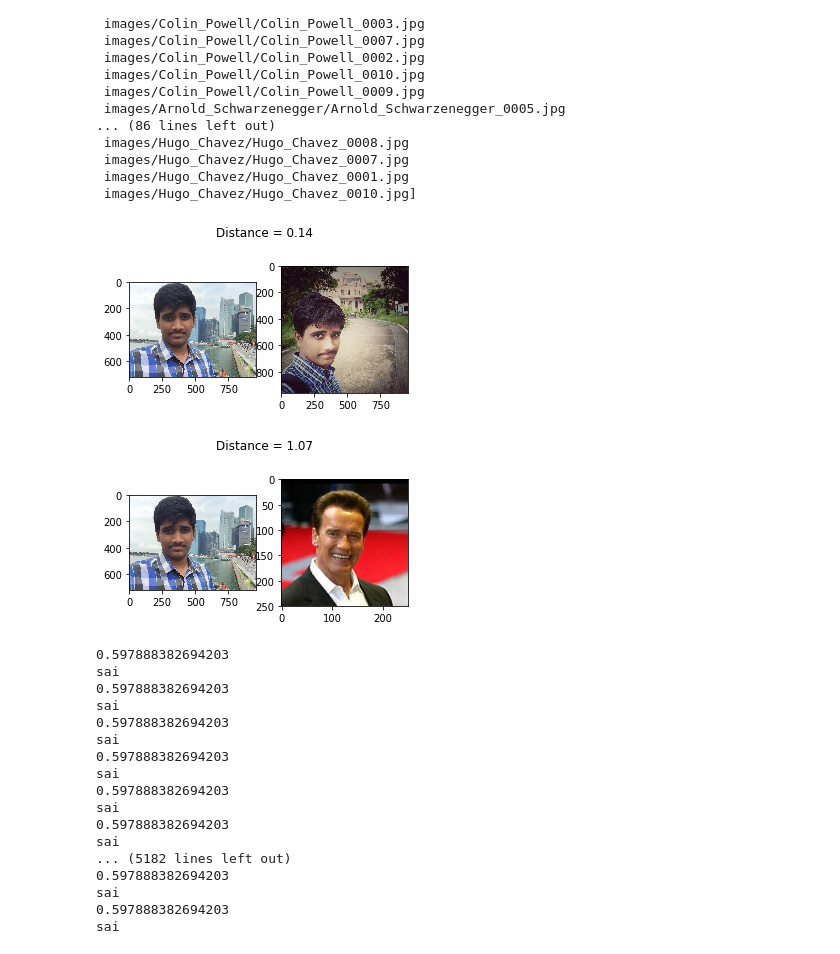
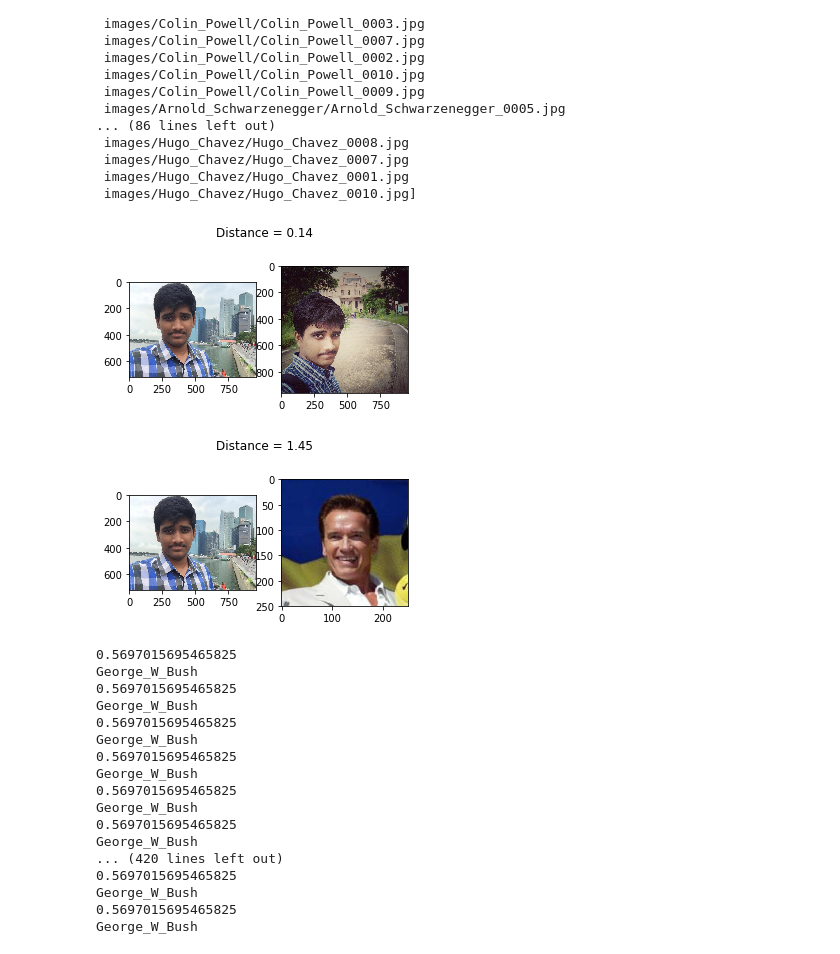
Before and after one commit to mrsaicharan1/face-rec-a, a Jupyter notebook: face-rec-notebook.ipynb, the cells around one changed output. Saved outputs shown, nothing was run; the diff lists cells and outputs as text; code cells hidden in the pictures.

```diff
--- a/face-rec-notebook.ipynb
+++ b/face-rec-notebook.ipynb
@@ -94,17 +94,17 @@ def distance(emb1, emb2):
 # %%
 def show_pair(idx1, idx2):
     plt.figure(figsize=(5,3))
     plt.suptitle(f'Distance = {distance(embedded[idx1], embedded[idx2]):.2f}')
     plt.subplot(121)
     plt.imshow(load_image(metadata[idx1].image_path()))
     plt.subplot(122)
     plt.imshow(load_image(metadata[idx2].image_path()));
 
-show_pair(40,41)
-show_pair(40, 12)
+show_pair(40, 41)
+show_pair(40, 18)
 # %% [output]
 [figure]
-[figure, old version]
+[figure, new version]
 # %%
 def recognize(embedded):
     min_dist = 100
@@ -129,8 +129,9 @@ embedded = np.zeros((1, 128))
 cam = cv2.VideoCapture(0)
 while(True):
     ret, frame = cam.read()
-    img = load_image('sai.jpg')
+    img = load_image('bush.jpg')
     img = align_image(img)
+    img = (img / 255.).astype(np.float32)
     # obtain embedding vector for image
     embedded = nn4_small2_pretrained.predict(np.expand_dims(np.array(img), axis=0))[0]
     name = recognize(embedded)
@@ -141,20 +142,20 @@ while(True):
 
 cam.release()
 # %% [output]
-0.597888382694203
-sai
-0.597888382694203
-sai
-0.597888382694203
-sai
-0.597888382694203
-sai
-0.597888382694203
-sai
-0.597888382694203
-sai
-... (5182 lines left out)
-0.597888382694203
-sai
-0.597888382694203
-sai
+0.5697015695465825
+George_W_Bush
+0.5697015695465825
+George_W_Bush
+0.5697015695465825
+George_W_Bush
+0.5697015695465825
+George_W_Bush
+0.5697015695465825
+George_W_Bush
+0.5697015695465825
+George_W_Bush
+... (420 lines left out)
+0.5697015695465825
+George_W_Bush
+0.5697015695465825
+George_W_Bush
```
Also changed, not shown: 3 other files.
